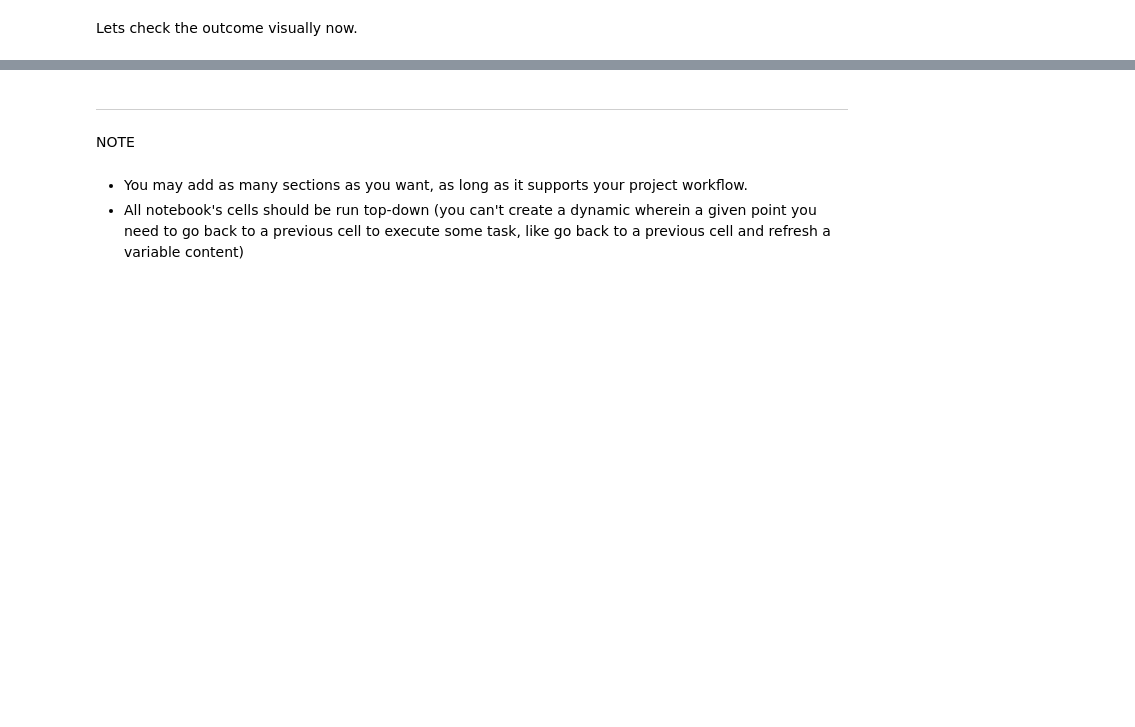
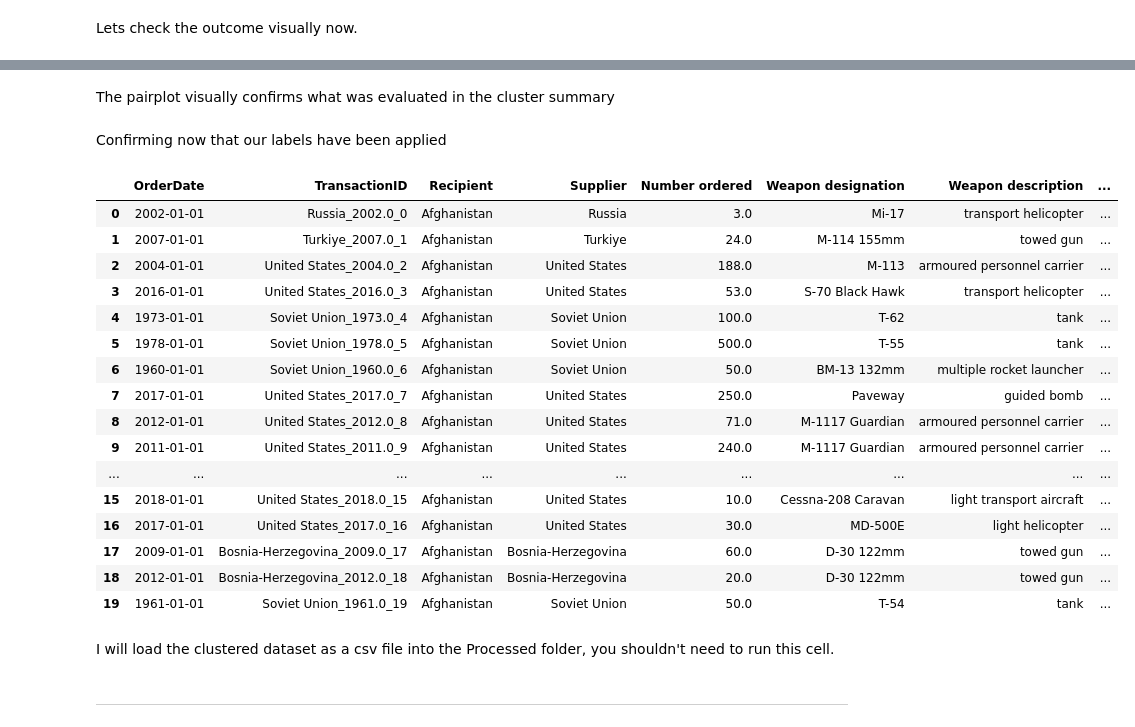
Before and after one commit to J-Bicheno/Arms-Import-Export-Analysis, a Jupyter notebook: jupyter_notebooks/ML_Pipeline.ipynb, the cells around one changed output, grey strips where cells are left out. Saved outputs shown, nothing was run; the diff lists cells and outputs as text; code cells hidden in the pictures; blank space fills up the shorter version.

Commit message:
Machine Learning Section Complete

```diff
--- a/jupyter_notebooks/ML_Pipeline.ipynb
+++ b/jupyter_notebooks/ML_Pipeline.ipynb
@@ -175,0 +201,26 @@ plt.show()
+# %% [markdown]
+The pairplot visually confirms what was evaluated in the cluster summary
+# %% [markdown]
+Confirming now that our labels have been applied
+# %%
+arms_enhance_df.head(20)
+# %% [output]
+|  | OrderDate | TransactionID | Recipient | Supplier | Number ordered | Weapon designation | Weapon description | ... |
+| 0 | 2002-01-01 | Russia_2002.0_0 | Afghanistan | Russia | 3.0 | Mi-17 | transport helicopter | ... |
+| 1 | 2007-01-01 | Turkiye_2007.0_1 | Afghanistan | Turkiye | 24.0 | M-114 155mm | towed gun | ... |
+| 2 | 2004-01-01 | United States_2004.0_2 | Afghanistan | United States | 188.0 | M-113 | armoured personnel carrier | ... |
+| 3 | 2016-01-01 | United States_2016.0_3 | Afghanistan | United States | 53.0 | S-70 Black Hawk | transport helicopter | ... |
+| 4 | 1973-01-01 | Soviet Union_1973.0_4 | Afghanistan | Soviet Union | 100.0 | T-62 | tank | ... |
+| 5 | 1978-01-01 | Soviet Union_1978.0_5 | Afghanistan | Soviet Union | 500.0 | T-55 | tank | ... |
+| 6 | 1960-01-01 | Soviet Union_1960.0_6 | Afghanistan | Soviet Union | 50.0 | BM-13 132mm | multiple rocket launcher | ... |
+| 7 | 2017-01-01 | United States_2017.0_7 | Afghanistan | United States | 250.0 | Paveway | guided bomb | ... |
+| 8 | 2012-01-01 | United States_2012.0_8 | Afghanistan | United States | 71.0 | M-1117 Guardian | armoured personnel carrier | ... |
+| 9 | 2011-01-01 | United States_2011.0_9 | Afghanistan | United States | 240.0 | M-1117 Guardian | armoured personnel carrier | ... |
+| ... | ... | ... | ... | ... | ... | ... | ... | ... |
+| 15 | 2018-01-01 | United States_2018.0_15 | Afghanistan | United States | 10.0 | Cessna-208 Caravan | light transport aircraft | ... |
+| 16 | 2017-01-01 | United States_2017.0_16 | Afghanistan | United States | 30.0 | MD-500E | light helicopter | ... |
+| 17 | 2009-01-01 | Bosnia-Herzegovina_2009.0_17 | Afghanistan | Bosnia-Herzegovina | 60.0 | D-30 122mm | towed gun | ... |
+| 18 | 2012-01-01 | Bosnia-Herzegovina_2012.0_18 | Afghanistan | Bosnia-Herzegovina | 20.0 | D-30 122mm | towed gun | ... |
+| 19 | 1961-01-01 | Soviet Union_1961.0_19 | Afghanistan | Soviet Union | 50.0 | T-54 | tank | ... |
+# %% [markdown]
+I will load the clustered dataset as a csv file into the Processed folder, you shouldn't need to run this cell.
@@ -176,7 +229,2 @@ plt.show()
 # %% [markdown]
 ---
-# %% [markdown]
-NOTE
-# %% [markdown]
-* You may add as many sections as you want, as long as it supports your project workflow.
-* All notebook's cells should be run top-down (you can't create a dynamic wherein a given point you need to go back to a previous cell to execute some task, like go back to a previous cell and refresh a variable content)
```
Also changed, not shown: parts of 12 cells of this notebook, 1 other file.
